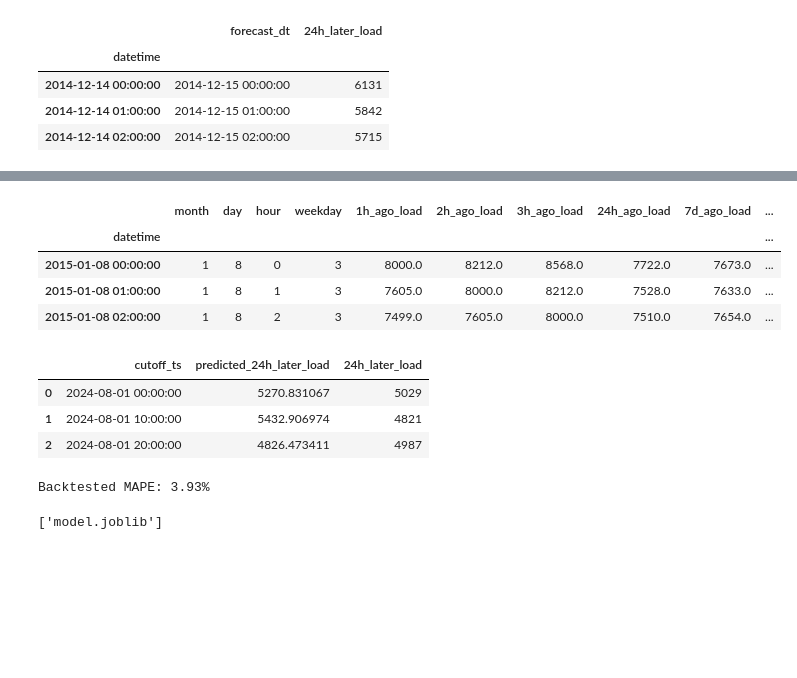
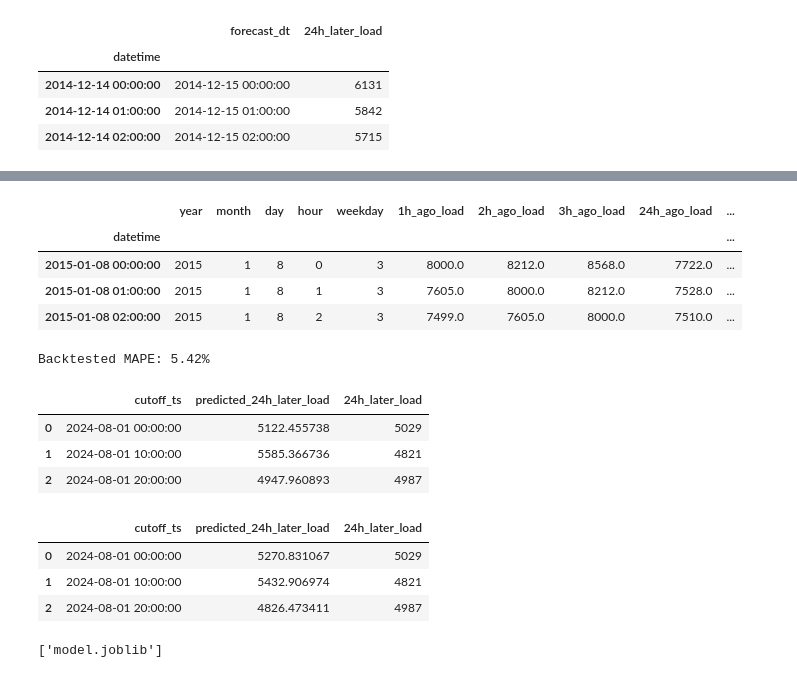
Before and after one commit to arthurgassner/swissenergy-backend, a Jupyter notebook: 3-train.ipynb, the cells around one changed output, grey strips where cells are left out. Cells and saved outputs as stored; diff of their text form; code cells hidden in the pictures; blank space fills up the shorter version.

Commit message:
Add year

```diff
--- a/3-train.ipynb
+++ b/3-train.ipynb
@@ -17,6 +17,7 @@ df.head(3)
 | 2014-12-14 02:00:00 | 2014-12-15 02:00:00 | 5715 |
 # %%
 # Enrich the df with the datetime attributes
+df['year'] = df.index.year
 df['month'] = df.index.month
 df['day'] = df.index.day
 df['hour'] = df.index.hour
@@ -117,18 +120,18 @@ df.head(3)
 # %%
 # Build Xy
 Xy = df[[
-    'month', 'day', 'hour', 'weekday', # daily attributes
+    'year', 'month', 'day', 'hour', 'weekday', # daily attributes
     '1h_ago_load', '2h_ago_load', '3h_ago_load', '24h_ago_load', '7d_ago_load', # past loads
     '8h_min', '8h_max', '8h_median', '24h_min', '24h_max', '24h_median', '7d_min', '7d_max', '7d_median', # statistics
     '24h_later_load' # y
 ]]
 Xy.head(3)
 # %% [output]
-|  | month | day | hour | weekday | 1h_ago_load | 2h_ago_load | 3h_ago_load | 24h_ago_load | 7d_ago_load | ... |
+|  | year | month | day | hour | weekday | 1h_ago_load | 2h_ago_load | 3h_ago_load | 24h_ago_load | ... |
 | datetime |  |  |  |  |  |  |  |  |  | ... |
-| 2015-01-08 00:00:00 | 1 | 8 | 0 | 3 | 8000.0 | 8212.0 | 8568.0 | 7722.0 | 7673.0 | ... |
-| 2015-01-08 01:00:00 | 1 | 8 | 1 | 3 | 7605.0 | 8000.0 | 8212.0 | 7528.0 | 7633.0 | ... |
-| 2015-01-08 02:00:00 | 1 | 8 | 2 | 3 | 7499.0 | 7605.0 | 8000.0 | 7510.0 | 7654.0 | ... |
+| 2015-01-08 00:00:00 | 2015 | 1 | 8 | 0 | 3 | 8000.0 | 8212.0 | 8568.0 | 7722.0 | ... |
+| 2015-01-08 01:00:00 | 2015 | 1 | 8 | 1 | 3 | 7605.0 | 8000.0 | 8212.0 | 7528.0 | ... |
+| 2015-01-08 02:00:00 | 2015 | 1 | 8 | 2 | 3 | 7499.0 | 7605.0 | 8000.0 | 7510.0 | ... |
 # %%
 def backtesting(Xy, model, starting_ts=pd.Timestamp('2024-08-01'), use_every_nth_ts=1):
     """Backtest the model, starting at starting_ts and add use_every_nth_ts row at each iteration.
@@ -163,17 +170,25 @@ def backtesting(Xy, model, starting_ts=pd.Timestamp('2024-08-01'), use_every_nth
 # %%
 # Train & test model
-reg = lgb.LGBMRegressor(n_estimators=10_000, force_row_wise=True, verbose=0)
-results_df = backtesting(Xy, model=reg, starting_ts=pd.Timestamp('2024-08-01'), use_every_nth_ts=10)
+reg = lgb.LGBMRegressor(n_estimators=100, force_row_wise=True, verbose=0)
+results_df, mape = backtesting(Xy, model=reg, starting_ts=pd.Timestamp('2024-08-01'), use_every_nth_ts=10)
+print(f'Backtested MAPE: {mape:.2f}%')
 results_df.head(3)
 # %% [output]
+Backtested MAPE: 5.42%
 |  | cutoff_ts | predicted_24h_later_load | 24h_later_load |
-| 0 | 2024-08-01 00:00:00 | 5270.831067 | 5029 |
-| 1 | 2024-08-01 10:00:00 | 5432.906974 | 4821 |
-| 2 | 2024-08-01 20:00:00 | 4826.473411 | 4987 |
+| 0 | 2024-08-01 00:00:00 | 5122.455738 | 5029 |
+| 1 | 2024-08-01 10:00:00 | 5585.366736 | 4821 |
+| 2 | 2024-08-01 20:00:00 | 4947.960893 | 4987 |
-# %%
-print(f'Backtested MAPE: {mean_absolute_percentage_error(results_df['24h_later_load'], results_df['predicted_24h_later_load'])*100:.2f}%')
-# %% [output]
-Backtested MAPE: 3.93%
+# %%
+# Train & test model
+reg = lgb.LGBMRegressor(n_estimators=10_000, force_row_wise=True, verbose=0)
+results_df = backtesting(Xy, model=reg, starting_ts=pd.Timestamp('2024-08-01'), use_every_nth_ts=10)
+results_df.head(3)
+# %% [output]
+|  | cutoff_ts | predicted_24h_later_load | 24h_later_load |
+| 0 | 2024-08-01 00:00:00 | 5270.831067 | 5029 |
+| 1 | 2024-08-01 10:00:00 | 5432.906974 | 4821 |
+| 2 | 2024-08-01 20:00:00 | 4826.473411 | 4987 |
 # %%
 # Dump
 joblib.dump(reg, 'model.joblib')
```
Also changed, not shown: parts of 5 cells of this notebook.
